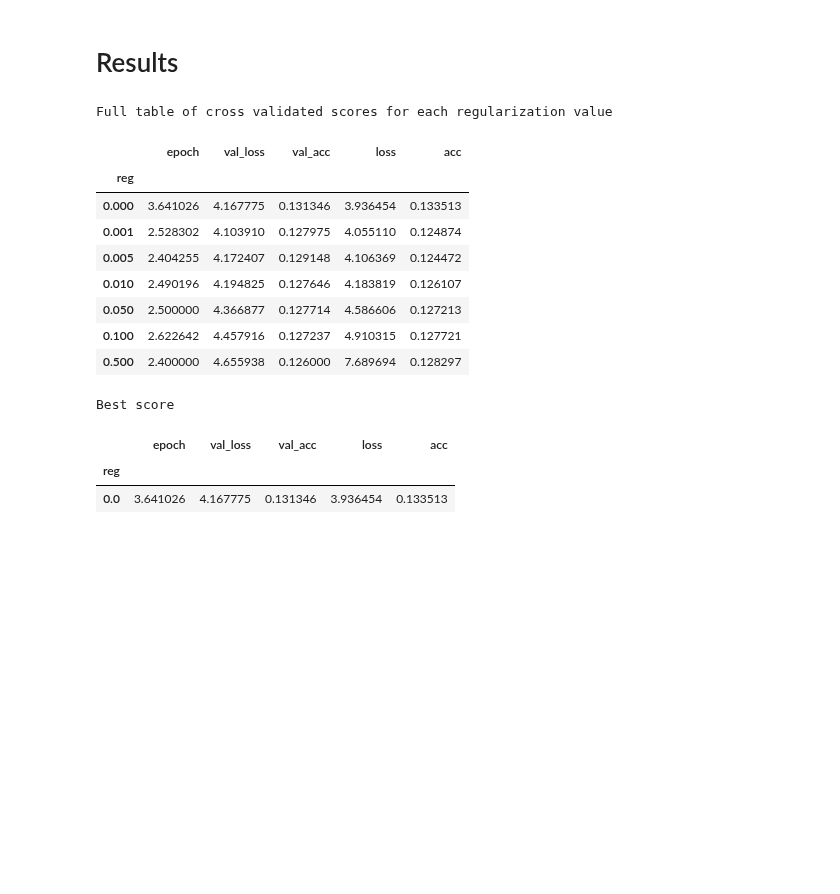
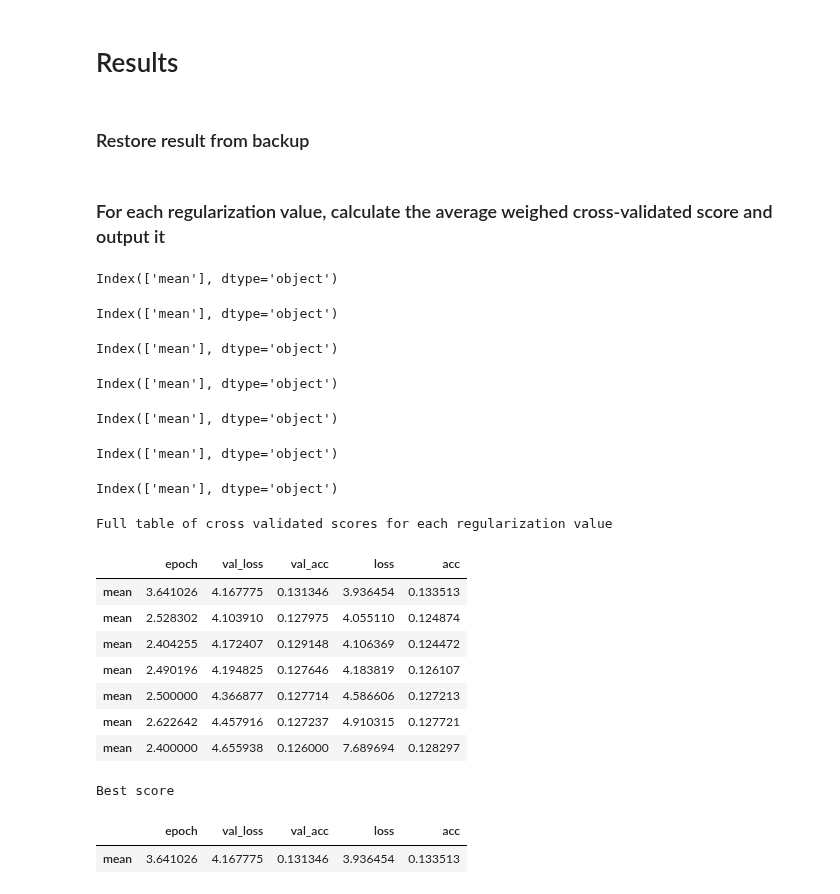
Before and after one commit to laureleo/chord-prediction, a Jupyter notebook: run-2.ipynb, the cells around one changed output. Cells and saved outputs as stored; diff of their text form; code cells hidden in the pictures; blank space fills up the shorter version.

Commit message:
Sketch on how to weigh scores

```diff
--- a/run-2.ipynb
+++ b/run-2.ipynb
@@ -168,52 +172,64 @@ Epoch 00006: early stopping
 Done!
 # %% [markdown]
 # Results
+# %% [markdown]
+### Restore result from backup
 # %%
-#Switch indexing
-BACKUP = RESULTS
-RESULTS = RESULTS.reset_index()
+RESULTS = pd.read_csv('results/BACKUP.csv')
 RESULTS = RESULTS.set_index(['reg','opus'])
+# %% [markdown]
+### For each regularization value, calculate the average weighed cross-validated score and output it
 # %%
-pd.DataFrame.to_csv(RESULTS, './results/BACKUP.csv')
-
 AVERAGES = pd.DataFrame()
 
 #For each level of regularization
 for regularization, cvscores in RESULTS.groupby(level=0):
     average = pd.DataFrame()
 
-    #Iterate through all folds and extract the highest validation score for each fold
+    #Iterate through all folds and extract the highest weighed validation scores
     for opus, fold in cvscores.groupby(level=1):
+
+        #Weigh all metrics by the amount of chords in the opus validated on
+        #weight = (data[data['op'] == opus]).shape[0]
+        #fold = fold[['val_loss', 'val_acc', 'loss', 'acc']] * weight
+
+        #Retrieve the best score
         best = fold[fold['val_acc'] == fold['val_acc'].max()]
         average = average.append(best)
 
     #Make a pretty dataframe of the mean
     average = average.describe().loc[['mean']]
-    average['reg'] = regularization
-    average = average.set_index(average['reg']).drop(columns='reg')
+    #average['reg'] = regularization
+    #average = average.set_index(average['reg']).drop(columns='reg')
+    display(average.index)
 
     #Take the mean scores for this regularization value and store them in AVERAGE for comparisons
     AVERAGES = AVERAGES.append(average)
 
 BEST = AVERAGES[AVERAGES['val_acc'] == AVERAGES['val_acc'].max()]
 
 print("Full table of cross validated scores for each regularization value")
 display(AVERAGES)
 
 print("Best score")
 display(BEST)
 # %% [output]
-Full table of cross validated scores for each regularization value
+Index(['mean'], dtype='object')
+Index(['mean'], dtype='object')
+Index(['mean'], dtype='object')
+Index(['mean'], dtype='object')
+Index(['mean'], dtype='object')
+Index(['mean'], dtype='object')
+Index(['mean'], dtype='object')
+Full table of cross validated scores for each regularization value
 |  | epoch | val_loss | val_acc | loss | acc |
-| reg |  |  |  |  |  |
-| 0.000 | 3.641026 | 4.167775 | 0.131346 | 3.936454 | 0.133513 |
-| 0.001 | 2.528302 | 4.103910 | 0.127975 | 4.055110 | 0.124874 |
-| 0.005 | 2.404255 | 4.172407 | 0.129148 | 4.106369 | 0.124472 |
-| 0.010 | 2.490196 | 4.194825 | 0.127646 | 4.183819 | 0.126107 |
-| 0.050 | 2.500000 | 4.366877 | 0.127714 | 4.586606 | 0.127213 |
-| 0.100 | 2.622642 | 4.457916 | 0.127237 | 4.910315 | 0.127721 |
-| 0.500 | 2.400000 | 4.655938 | 0.126000 | 7.689694 | 0.128297 |
+| mean | 3.641026 | 4.167775 | 0.131346 | 3.936454 | 0.133513 |
+| mean | 2.528302 | 4.103910 | 0.127975 | 4.055110 | 0.124874 |
+| mean | 2.404255 | 4.172407 | 0.129148 | 4.106369 | 0.124472 |
+| mean | 2.490196 | 4.194825 | 0.127646 | 4.183819 | 0.126107 |
+| mean | 2.500000 | 4.366877 | 0.127714 | 4.586606 | 0.127213 |
+| mean | 2.622642 | 4.457916 | 0.127237 | 4.910315 | 0.127721 |
+| mean | 2.400000 | 4.655938 | 0.126000 | 7.689694 | 0.128297 |
-Best score
+Best score
 |  | epoch | val_loss | val_acc | loss | acc |
-| reg |  |  |  |  |  |
-| 0.0 | 3.641026 | 4.167775 | 0.131346 | 3.936454 | 0.133513 |
+| mean | 3.641026 | 4.167775 | 0.131346 | 3.936454 | 0.133513 |
```
Also changed, not shown: parts of 2 cells of this notebook.
